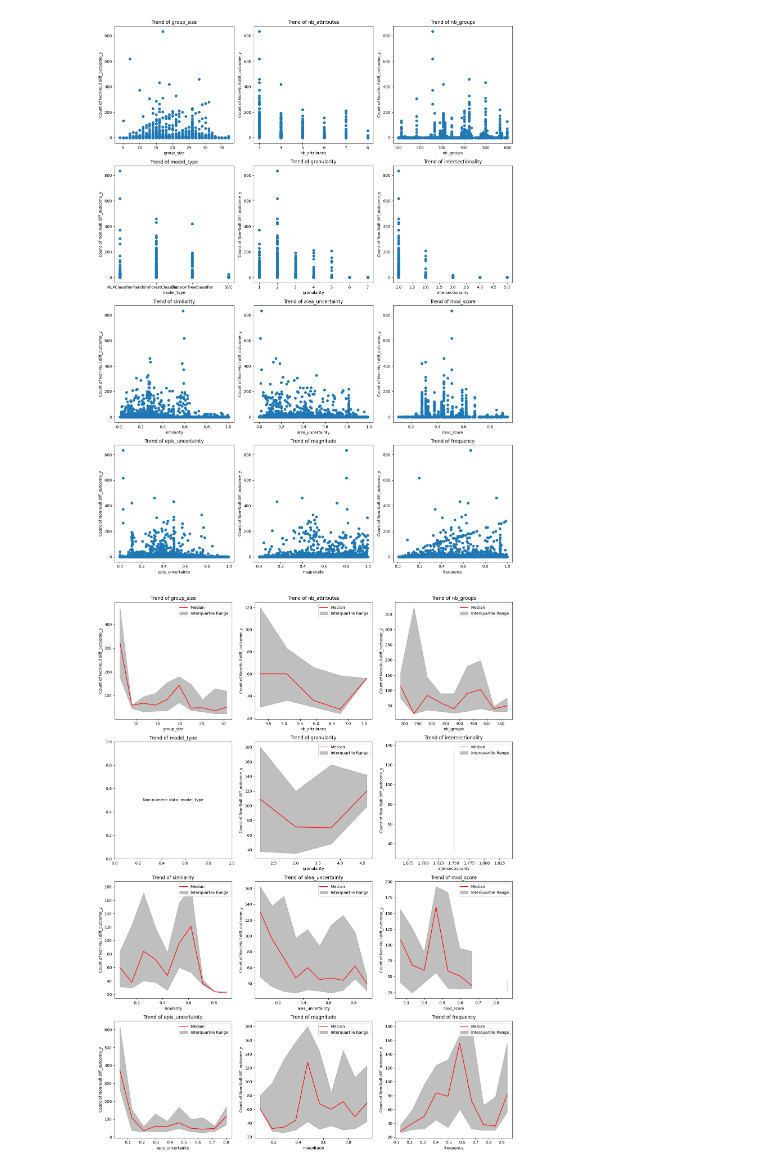
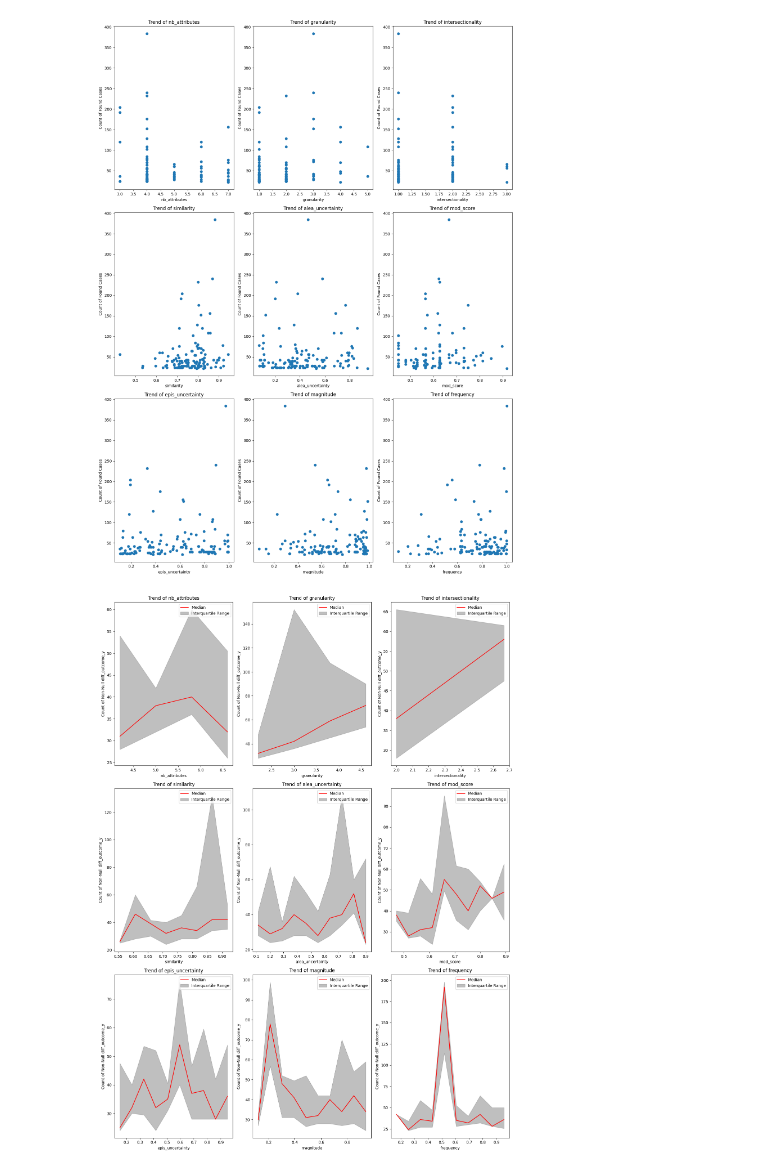
Before and after one commit to Vaunorage/ClearBias, a Jupyter notebook: aequitas_algo/analysis.ipynb, the cells around one changed output. Cells and saved outputs as stored; diff of their text form; code cells hidden in the pictures.

```diff
--- a/aequitas_algo/analysis.ipynb
+++ b/aequitas_algo/analysis.ipynb
@@ -48,39 +48,36 @@ df
 # %%
 import json
-df['model_type'] = df['model_scores'].apply(lambda x:json.loads(x.replace("\'", "\""))[0]['model'] if isinstance(x, str) else x)
-df['mod_score'] = df['model_scores'].apply(lambda x:json.loads(x.replace("\'", "\""))[0]['f1_score'] if isinstance(x, str) else x)
+df['model_type'] = df['model_scores'].apply(lambda x:json.loads(x.replace("\'", "\""))['model'] if isinstance(x, str) else x)
+df['mod_score'] = df['model_scores'].apply(lambda x:json.loads(x.replace("\'", "\""))['f1_score'] if isinstance(x, str) else x)
 # %%
 # Assuming df is predefined and already imported
-dff = df[df['count_non_null_diff_outcome_y']>50]
+dff = df[df['number_of_found_cases']>20]
 # %%
 
 import matplotlib.pyplot as plt
-fig, axes = plt.subplots(nrows=4, ncols=3, figsize=(15, 20))
+fig, axes = plt.subplots(nrows=3, ncols=3, figsize=(15, 20))
 axes = axes.flatten()
 properties = [
-    'group_size', 'nb_attributes', 'nb_groups', 'model_type',
-    'granularity', 'intersectionality', 'similarity', 'alea_uncertainty', 'mod_score',
+    'nb_attributes', 'granularity', 'intersectionality', 'similarity', 'alea_uncertainty', 'mod_score',
     'epis_uncertainty', 'magnitude', 'frequency'
 ]
 
 for i, prop in enumerate(properties):
-    axes[i].scatter(df[prop], df['count_non_null_diff_outcome_y'])
+    axes[i].scatter(dff[prop], dff['number_of_found_cases'])
     axes[i].set_title(f'Trend of {prop}')
     axes[i].set_xlabel(prop)
-    axes[i].set_ylabel('Count of Non-Null diff_outcome_y')
+    axes[i].set_ylabel('Count of Found Cases')
 
 plt.tight_layout()
 plt.savefig('figuree1.png')
 plt.show()
 # %% [output]
-[figure, old version]
+[figure, new version]
 # %%
 import numpy as np
 import pandas as pd
 import matplotlib.pyplot as plt
 
-# Assuming df is predefined and already imported
-dff = df[df['count_non_null_diff_outcome_y']>20]
 
 def bin_and_statistics(data, k):
     if data.shape[1] != 2:
@@ -117,38 +114,38 @@ def bin_and_statistics(data, k):
 
     return bins, medians, first_quartiles, third_quartiles
 
-fig, axes = plt.subplots(nrows=4, ncols=3, figsize=(15, 20))
+fig, axes = plt.subplots(nrows=3, ncols=3, figsize=(15, 20))
 axes = axes.flatten()
 
 properties = [
-    'group_size', 'nb_attributes', 'nb_groups', 'model_type',
+    'nb_attributes',
     'granularity', 'intersectionality', 'similarity', 'alea_uncertainty', 'mod_score',
     'epis_uncertainty', 'magnitude', 'frequency'
 ]
 
 for i, prop in enumerate(properties):
     if pd.api.types.is_numeric_dtype(dff[prop]):  # Check if the property is numeric
-        data = dff[[prop, 'count_non_null_diff_outcome_y']].dropna().to_numpy()
+        data = dff[[prop, 'number_of_found_cases']].dropna().to_numpy()
         if data.size == 0:
             continue  # Skip if no data to plot
         bins, medians, first_quartiles, third_quartiles = bin_and_statistics(data, 10)
         bin_midpoints = (bins[:-1] + bins[1:]) / 2
 
         # Plotting median line
         axes[i].plot(bin_midpoints, medians, color='red', label='Median')
         # Plotting the uncertainty area between the first and third quartiles
         axes[i].fill_between(bin_midpoints, first_quartiles, third_quartiles, color='gray', alpha=0.5, label='Interquartile Range')
 
         axes[i].set_title(f'Trend of {prop}')
         axes[i].set_xlabel(prop)
         axes[i].set_ylabel('Count of Non-Null diff_outcome_y')
         axes[i].legend()
     else:
         axes[i].text(0.5, 0.5, f'Non-numeric data: {prop}', horizontalalignment='center', verticalalignment='center', transform=axes[i].transAxes)
         axes[i].set_title(f'Trend of {prop}')
 
 plt.tight_layout()
 plt.savefig('figuree2.png')
 plt.show()
 # %% [output]
-[figure, old version]
+[figure, new version]
```
Also changed, not shown: parts of 2 cells of this notebook, 3 other files.
